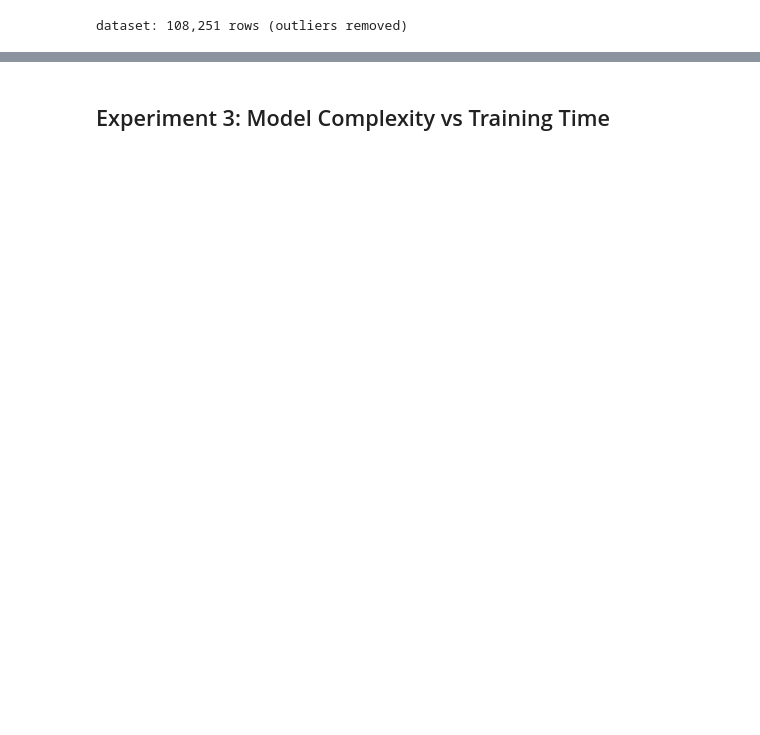
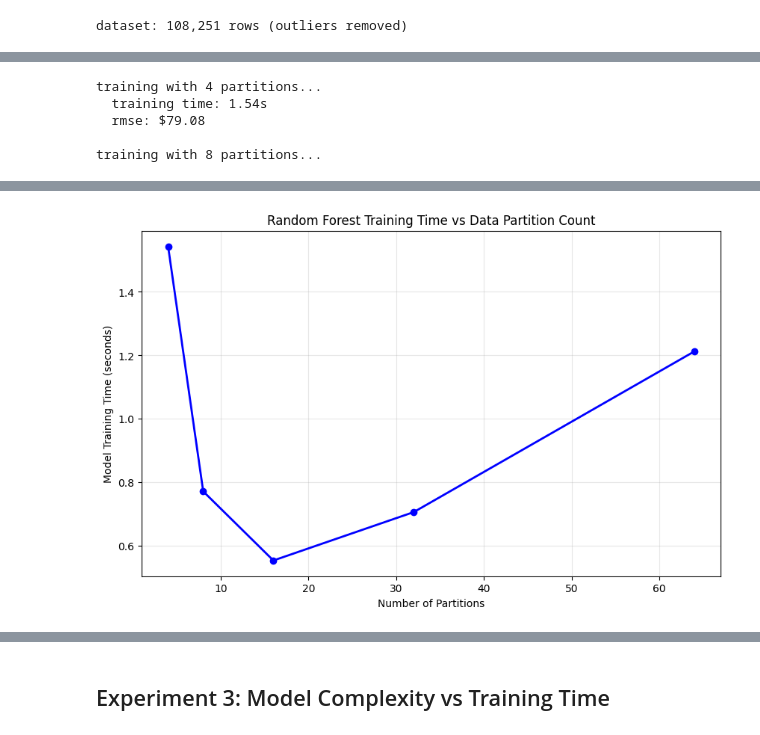
Before and after one commit to DanielYu842/cloud-course-proj, a Jupyter notebook: notebooks/06_performance_experiments.ipynb, the cells around one changed output, grey strips where cells are left out. Saved outputs shown, nothing was run; the diff lists cells and outputs as text; code cells hidden in the pictures; blank space fills up the shorter version.

```diff
--- a/notebooks/06_performance_experiments.ipynb
+++ b/notebooks/06_performance_experiments.ipynb
@@ -27,0 +38,74 @@ dataset: 108,251 rows (outliers removed)
+# %%
+print(f"=" * 70)
+print(f"experiment 1: partitioning impact on ml training")
+print(f"=" * 70)
+
+from pyspark.ml.regression import RandomForestRegressor
+from pyspark.ml.feature import VectorAssembler
+from pyspark.ml.evaluation import RegressionEvaluator
+
+# prepare ML data
+numeric_cols = ["accommodates", "bedrooms", "bathrooms", "latitude", "longitude",
+                "minimum_nights", "number_of_reviews", "review_scores_rating"]
+df_ml = df.select(numeric_cols + ["price"]).dropna()
+assembler = VectorAssembler(inputCols=numeric_cols, outputCol="features")
+df_ml = assembler.transform(df_ml).select("features", "price")
+
+# use a sample for faster experimentation
+df_sample = df_ml.sample(0.5, seed=42)
+train_base, test_base = df_sample.randomSplit([0.8, 0.2], seed=42)
+test_base.cache()
+test_base.count()
+
+partition_counts = [4, 8, 16, 32, 64]
+results = []
+
+for n_partitions in partition_counts:
+    print(f"\ntraining with {n_partitions} partitions...")
+
+    # repartition training data
+    train_repartitioned = train_base.repartition(n_partitions)
+    train_repartitioned.cache()
+    train_repartitioned.count()
+
+    # train model and measure time
+    start = time.time()
+    rf = RandomForestRegressor(
+        featuresCol="features",
+        labelCol="price",
+        numTrees=20,
+        maxDepth=5,
+        seed=42
+    )
+    model = rf.fit(train_repartitioned)
+    training_time = time.time() - start
+
+    # eevaluate model
+    predictions = model.transform(test_base)
+    evaluator = RegressionEvaluator(labelCol="price", metricName="rmse")
+    rmse = evaluator.evaluate(predictions)
+
+    results.append({
+        'partitions': n_partitions,
+        'training_time': training_time,
+        'rmse': rmse
+    })
+    print(f"  training time: {training_time:.2f}s")
+    print(f"  rmse: ${rmse:.2f}")
+
+    # cleanupp
+    train_repartitioned.unpersist()
+
+results_df = pd.DataFrame(results)
+print(f"\n")
+print(results_df.to_string(index=False))
+
+plt.figure(figsize=(10, 6))
+plt.plot(results_df['partitions'], results_df['training_time'], marker='o', linewidth=2, color='blue')
+plt.xlabel('Number of Partitions')
+plt.ylabel('Model Training Time (seconds)')
+plt.title('Random Forest Training Time vs Data Partition Count')
+plt.grid(True, alpha=0.3)
+plt.savefig('../outputs/figures/partition_performance.png', dpi=300, bbox_inches='tight')
+plt.show()
+# %% [output]
@@ -27,0 +115,5 @@ dataset: 108,251 rows (outliers removed)
+training with 4 partitions...
+  training time: 1.54s
+  rmse: $79.08
+
+training with 8 partitions...
@@ -28 +138,2 @@ dataset: 108,251 rows (outliers removed)
+[figure, added]
 # %% [markdown]
```
Also changed, not shown: parts of 11 cells of this notebook, 9 other files.
